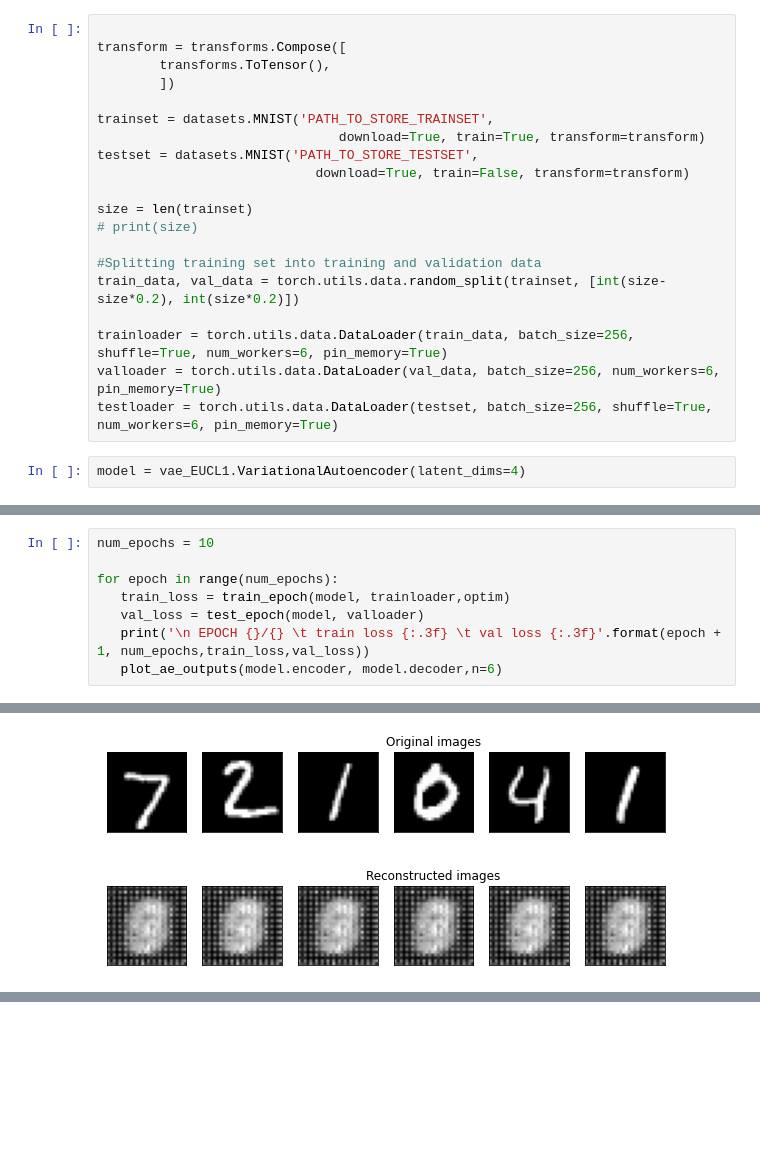
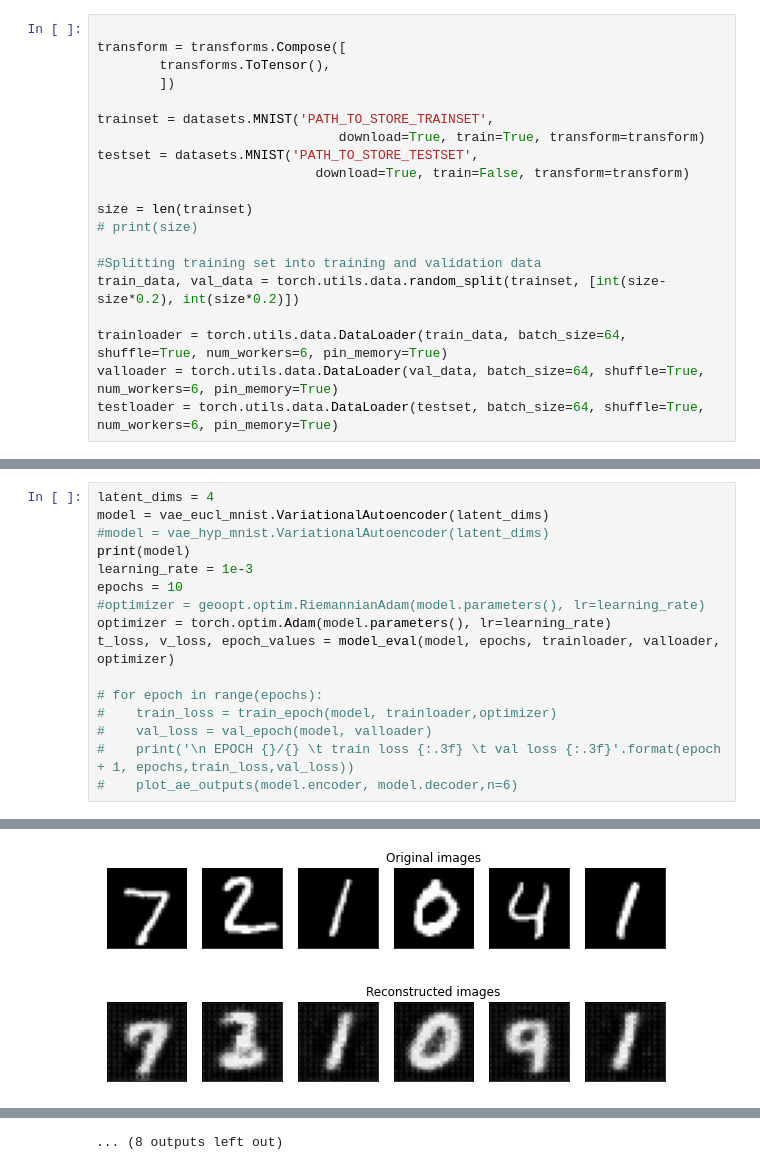
Before and after one commit to julian-8897/Non-Euclidean-NN, a Jupyter notebook: MNIST_vae_test.ipynb, the cells around one changed output, grey strips where cells are left out. Cells and saved outputs as stored; diff of their text form; blank space fills up the shorter version.

```diff
--- a/MNIST_vae_test.ipynb
+++ b/MNIST_vae_test.ipynb
@@ -30,8 +39,6 @@ size = len(trainset)
 #Splitting training set into training and validation data
 train_data, val_data = torch.utils.data.random_split(trainset, [int(size-size*0.2), int(size*0.2)])
 
-trainloader = torch.utils.data.DataLoader(train_data, batch_size=256, shuffle=True, num_workers=6, pin_memory=True)
-valloader = torch.utils.data.DataLoader(val_data, batch_size=256, num_workers=6, pin_memory=True)
-testloader = torch.utils.data.DataLoader(testset, batch_size=256, shuffle=True, num_workers=6, pin_memory=True)
+trainloader = torch.utils.data.DataLoader(train_data, batch_size=64, shuffle=True, num_workers=6, pin_memory=True)
+valloader = torch.utils.data.DataLoader(val_data, batch_size=64, shuffle=True, num_workers=6, pin_memory=True)
+testloader = torch.utils.data.DataLoader(testset, batch_size=64, shuffle=True, num_workers=6, pin_memory=True)
-# %%
-model = vae_EUCL1.VariationalAutoencoder(latent_dims=4)
@@ -110,9 +136,17 @@ def plot_ae_outputs(encoder,decoder,n):
 # %%
-num_epochs = 10
+latent_dims = 4
+model = vae_eucl_mnist.VariationalAutoencoder(latent_dims)
+#model = vae_hyp_mnist.VariationalAutoencoder(latent_dims)
+print(model)
+learning_rate = 1e-3
+epochs = 10
+#optimizer = geoopt.optim.RiemannianAdam(model.parameters(), lr=learning_rate)
+optimizer = torch.optim.Adam(model.parameters(), lr=learning_rate)
+t_loss, v_loss, epoch_values = model_eval(model, epochs, trainloader, valloader, optimizer)
 
-for epoch in range(num_epochs):
-   train_loss = train_epoch(model, trainloader,optim)
-   val_loss = test_epoch(model, valloader)
-   print('\n EPOCH {}/{} \t train loss {:.3f} \t val loss {:.3f}'.format(epoch + 1, num_epochs,train_loss,val_loss))
-   plot_ae_outputs(model.encoder, model.decoder,n=6)
+# for epoch in range(epochs):
+#    train_loss = train_epoch(model, trainloader,optimizer)
+#    val_loss = val_epoch(model, valloader)
+#    print('\n EPOCH {}/{} \t train loss {:.3f} \t val loss {:.3f}'.format(epoch + 1, epochs,train_loss,val_loss))
+#    plot_ae_outputs(model.encoder, model.decoder,n=6)
 # %% [output]
@@ -136 +170 @@ for epoch in range(num_epochs):
-[figure, old version]
+[figure, new version]
@@ -208,0 +181 @@ for epoch in range(num_epochs):
+... (8 outputs left out)
```
Also changed, not shown: parts of 11 cells of this notebook, 3 other files.
